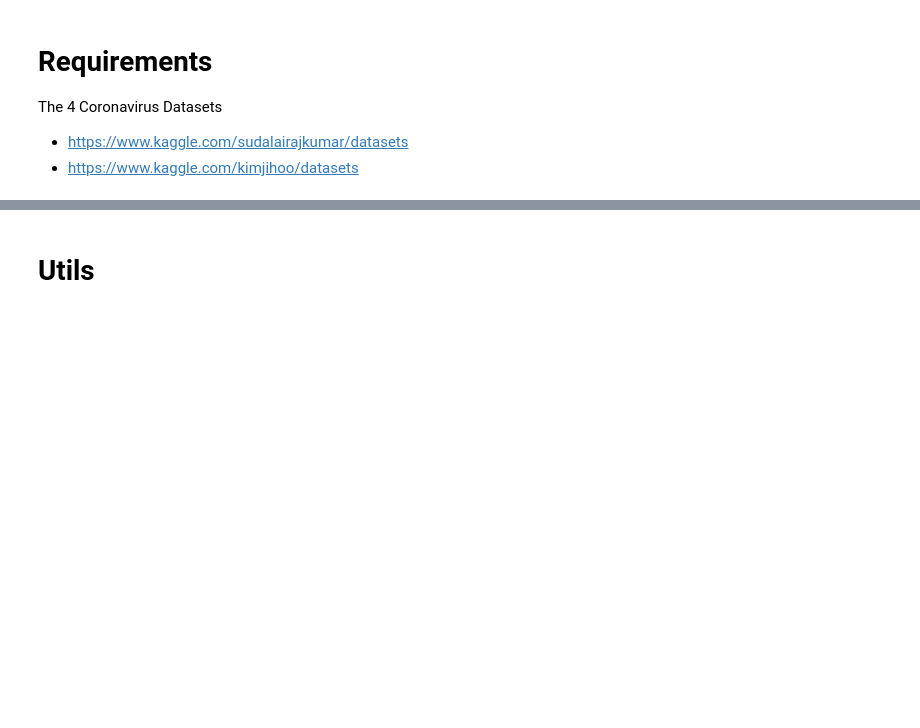
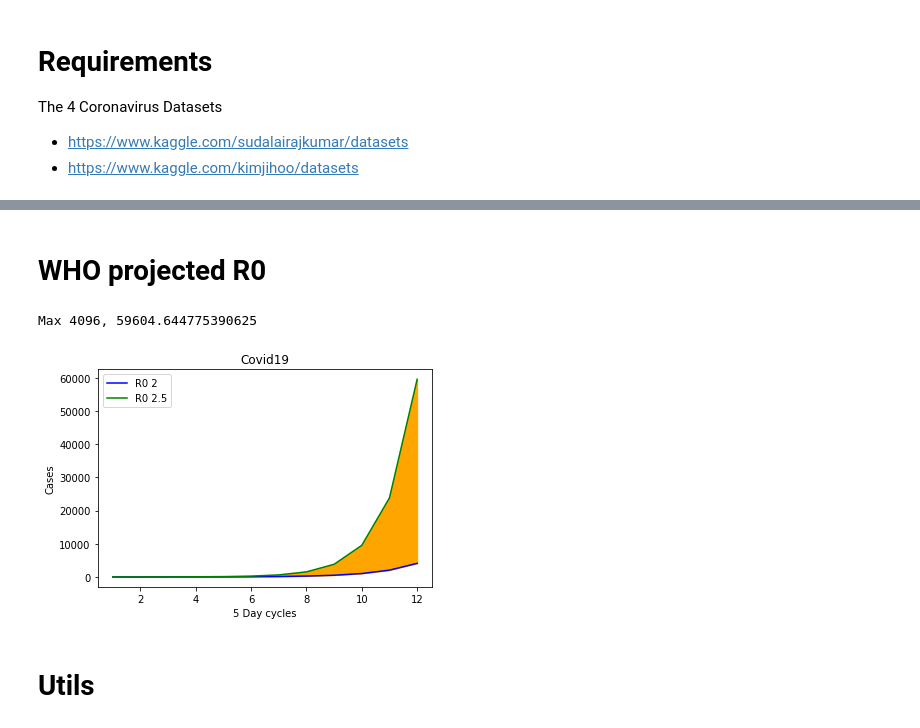
Before and after one commit to C5ipo7i/Jupyter_notebooks, a Jupyter notebook: Covid19.ipynb, the cells around one changed output, grey strips where cells are left out. Drawn from its saved outputs; the diff is of its cells as text; code cells hidden in the pictures; blank space fills up the shorter version.

```diff
--- a/Covid19.ipynb
+++ b/Covid19.ipynb
@@ -65,3 +142,32 @@ Infected population 232218.26508921225, Day 60
+# %% [markdown]
+# WHO projected R0
+# %%
+WHO_R0s = [2,2.5]
+
+alternates = []
+data_points = {i:[] for i in range(2)}
+for R0 in WHO_R0s:
+    alternates.append(gen_infections(1,R0,5))
+for i,gen in enumerate(alternates):
+    for _ in range(1,13):
+        data_points[i].append(next(gen))
+
+print(f'Max {np.max(data_points[0])}, {np.max(data_points[1])}')
+
+colors = ['b','g','r','c','m','y','lightblue','lightgreen','gray','teal','brown']
+epochs = range(1,len(data_points[0])+1)
+plt.plot(epochs,data_points[0],colors[0],label=f"R0 {WHO_R0s[0]}")
+plt.plot(epochs,data_points[1],colors[1],label=f"R0 {WHO_R0s[1]}")
+plt.fill_between(epochs, data_points[0], data_points[1],color='orange')
+plt.title('Covid19')
+plt.xlabel('5 Day cycles')
+plt.ylabel('Cases')
+# plt.yscale("log")
+plt.legend()
+plt.show()
+# %% [output]
+Max 4096, 59604.644775390625
+[figure, added]
 # %% [markdown]
 # Utils
 # %%
```
Also changed, not shown: parts of 34 cells of this notebook.
